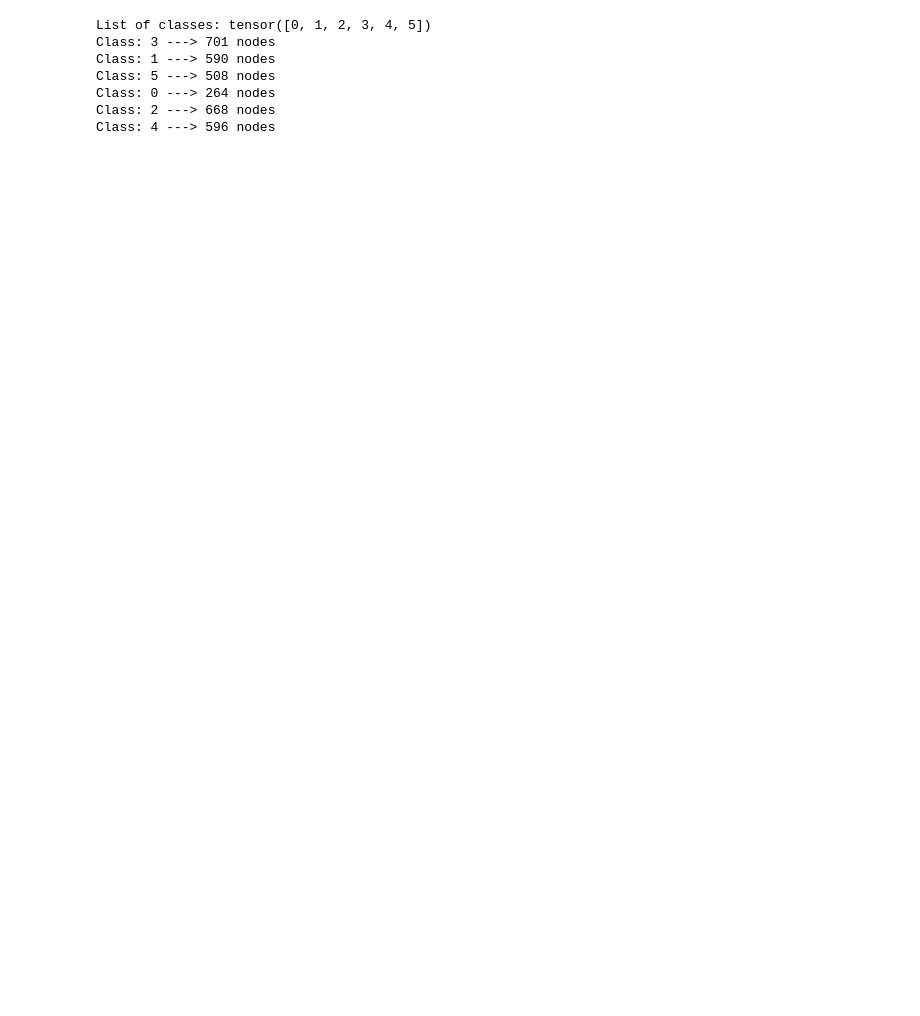
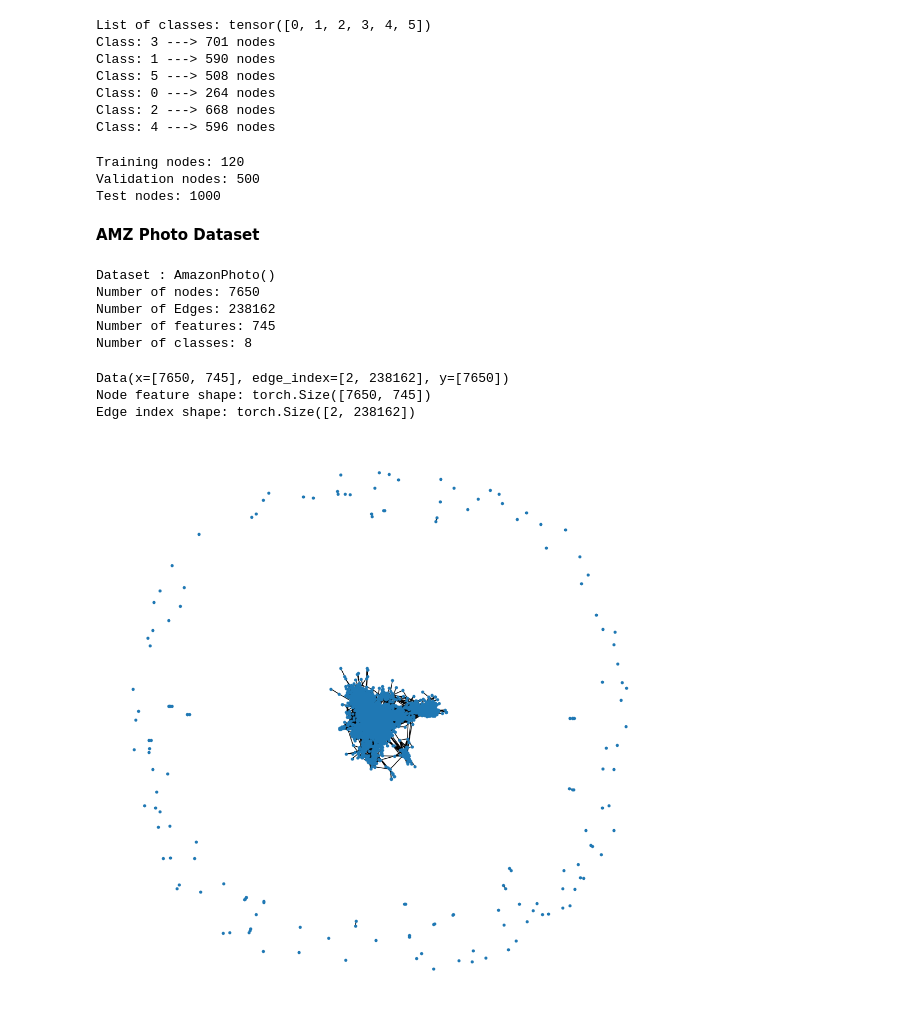
Before and after one commit to Prerna0025/Diffusion-model-with-GNN, a Jupyter notebook: graph_dataset.ipynb, the cells around one changed output. Saved outputs shown, nothing was run; the diff lists cells and outputs as text; code cells hidden in the pictures; blank space fills up the shorter version.

Commit message:
Added citeseer and AMZ-photo dataset

```diff
--- a/graph_dataset.ipynb
+++ b/graph_dataset.ipynb
@@ -89,3 +90,49 @@ Class: 5 ---> 508 nodes
 Class: 0 ---> 264 nodes
 Class: 2 ---> 668 nodes
 Class: 4 ---> 596 nodes
+# %%
+print(f"Training nodes: {data.train_mask.sum().item()}")
+print(f"Validation nodes: {data.val_mask.sum().item()} ")
+print(f"Test nodes: {data.test_mask.sum().item()}")
+# %% [output]
+Training nodes: 120
+Validation nodes: 500
+Test nodes: 1000
+# %% [markdown]
+**AMZ Photo Dataset**
+# %%
+from torch_geometric.datasets import Amazon
+
+Amazon_dataset = Amazon(root='/tmp/Amazon', name = 'Photo')
+
+data = Amazon_dataset[0]
+print(f"Dataset : {Amazon_dataset}")
+print(f"Number of nodes: {data.num_nodes}")
+print(f"Number of Edges: {data.num_edges}")
+print(f"Number of features: {data.num_node_features}")
+print(f"Number of classes: {Amazon_dataset.num_classes}")
+# %% [output]
+Dataset : AmazonPhoto()
+Number of nodes: 7650
+Number of Edges: 238162
+Number of features: 745
+Number of classes: 8
+# %%
+print(data)
+
+print(f'Node feature shape: {data.x.shape}')
+print(f'Edge index shape: {data.edge_index.shape}')
+# %% [output]
+Data(x=[7650, 745], edge_index=[2, 238162], y=[7650])
+Node feature shape: torch.Size([7650, 745])
+Edge index shape: torch.Size([2, 238162])
+# %%
+from torch_geometric.utils import to_networkx
+import networkx as nx
+import matplotlib.pyplot as plt
+graph = to_networkx(data,to_undirected=True)
+plt.figure(figsize=(10,10))
+nx.draw(graph,node_size=10,with_labels=False)
+plt.show()
+# %% [output]
+[figure, added]
```
Also changed, not shown: parts of 8 cells of this notebook.
